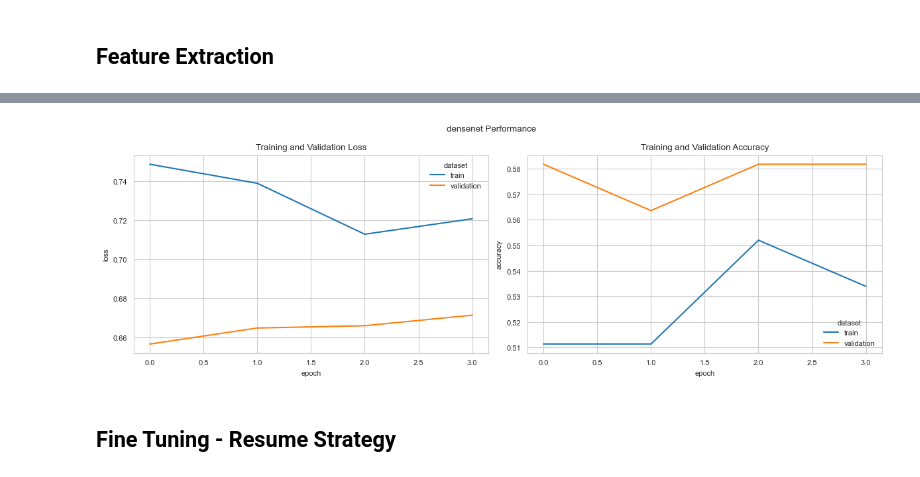
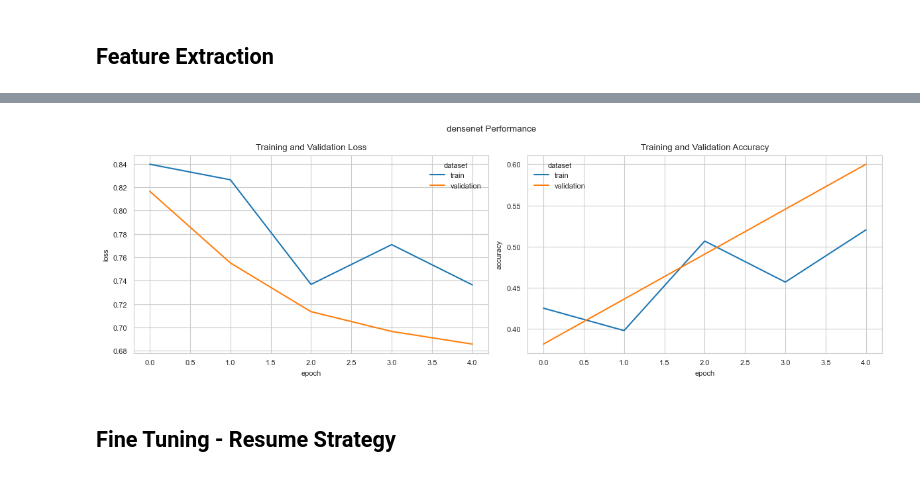
Before and after one commit to john-james-ai/BreastCancerDetection, a Jupyter notebook: notebooks/lab/model/densenet2.ipynb, the cells around one changed output, grey strips where cells are left out. Drawn from its saved outputs; the diff is of its cells as text; code cells hidden in the pictures.

```diff
--- a/notebooks/lab/model/densenet2.ipynb
+++ b/notebooks/lab/model/densenet2.ipynb
@@ -122,6 +122,7 @@ x4l = X4Learner(name="densenet", model=densenet, base_model_layer=5, train_ds=tr
                 learning_rate=learning_rate_base,
                 patience=early_stop_patience,
                 callbacks=[early_stop_callback])
-x4l.extract_features(epochs=initial_epochs)
+#x4l.extract_features(epochs=initial_epochs)
+x4l.extract_features(epochs=5)
 # %% [output]
 INFO:X4Learner:Starting feature extraction stage for densenet_feature_extraction.
@@ -144,4 +140,4 @@ INFO:X4Learner:Best val_loss score for densenet_feature_extraction is 0.6567
 INFO:X4Learner:Completed feature extraction stage for densenet_feature_extraction.
-[figure, old version]
+[figure, new version]
 # %% [markdown]
 ## Fine Tuning - Resume Strategy
```
Also changed, not shown: parts of 4 cells of this notebook, 4 other files.
